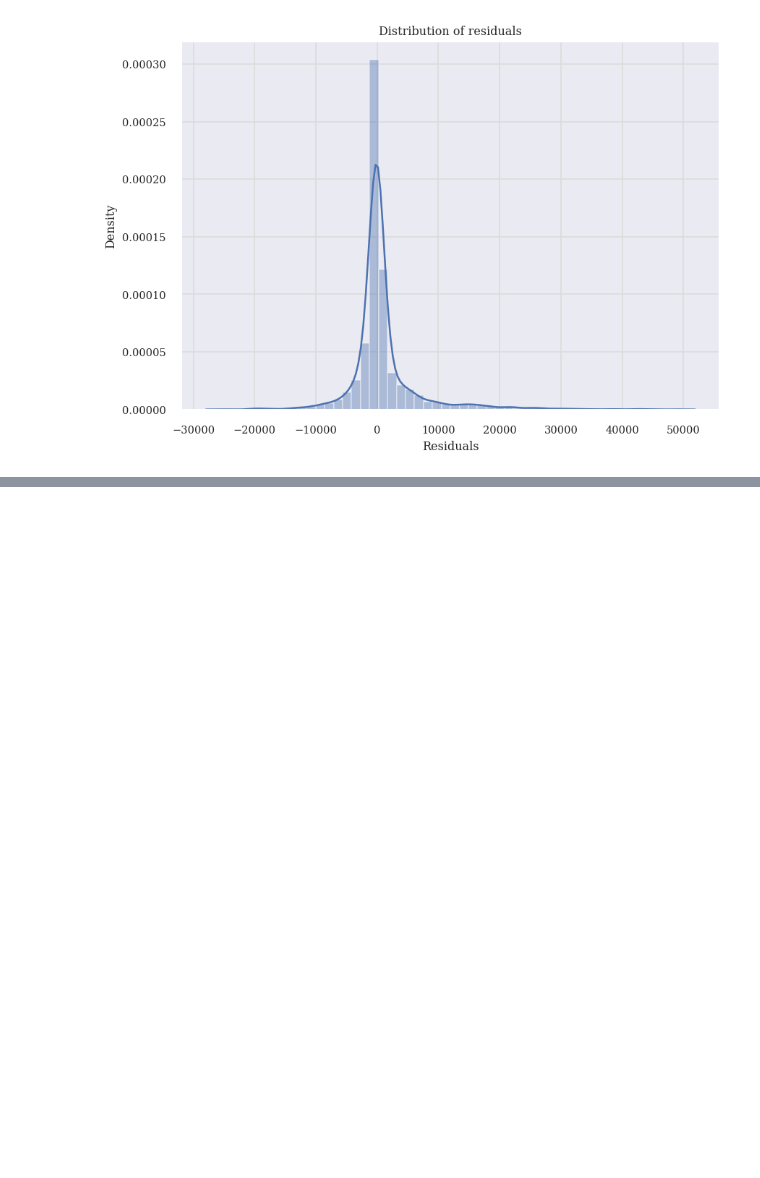
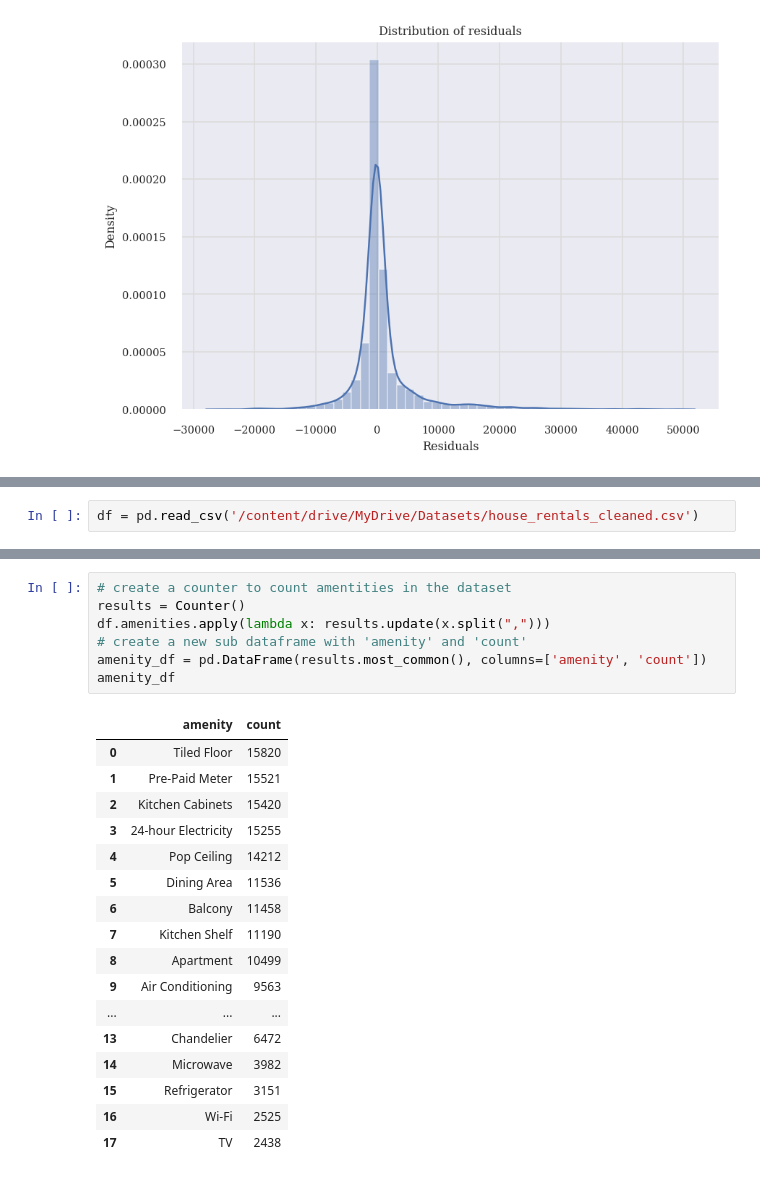
Before and after one commit to rohit988189/ML-FA, a Jupyter notebook: catboost regression model.ipynb, the cells around one changed output, grey strips where cells are left out. Saved outputs shown, nothing was run; the diff lists cells and outputs as text; blank space fills up the shorter version.

```diff
--- a/catboost regression model.ipynb
+++ b/catboost regression model.ipynb
@@ -340,0 +343,2 @@ plt.show()
+# %%
+df = pd.read_csv('/content/drive/MyDrive/Datasets/house_rentals_cleaned.csv')
@@ -340,0 +548,25 @@ plt.show()
+# %%
+# create a counter to count amentities in the dataset
+results = Counter()
+df.amenities.apply(lambda x: results.update(x.split(",")))
+# create a new sub dataframe with 'amenity' and 'count'
+amenity_df = pd.DataFrame(results.most_common(), columns=['amenity', 'count'])
+amenity_df
+# %% [output]
+|  | amenity | count |
+| 0 | Tiled Floor | 15820 |
+| 1 | Pre-Paid Meter | 15521 |
+| 2 | Kitchen Cabinets | 15420 |
+| 3 | 24-hour Electricity | 15255 |
+| 4 | Pop Ceiling | 14212 |
+| 5 | Dining Area | 11536 |
+| 6 | Balcony | 11458 |
+| 7 | Kitchen Shelf | 11190 |
+| 8 | Apartment | 10499 |
+| 9 | Air Conditioning | 9563 |
+| ... | ... | ... |
+| 13 | Chandelier | 6472 |
+| 14 | Microwave | 3982 |
+| 15 | Refrigerator | 3151 |
+| 16 | Wi-Fi | 2525 |
+| 17 | TV | 2438 |
```
Also changed, not shown: parts of 19 cells of this notebook.
